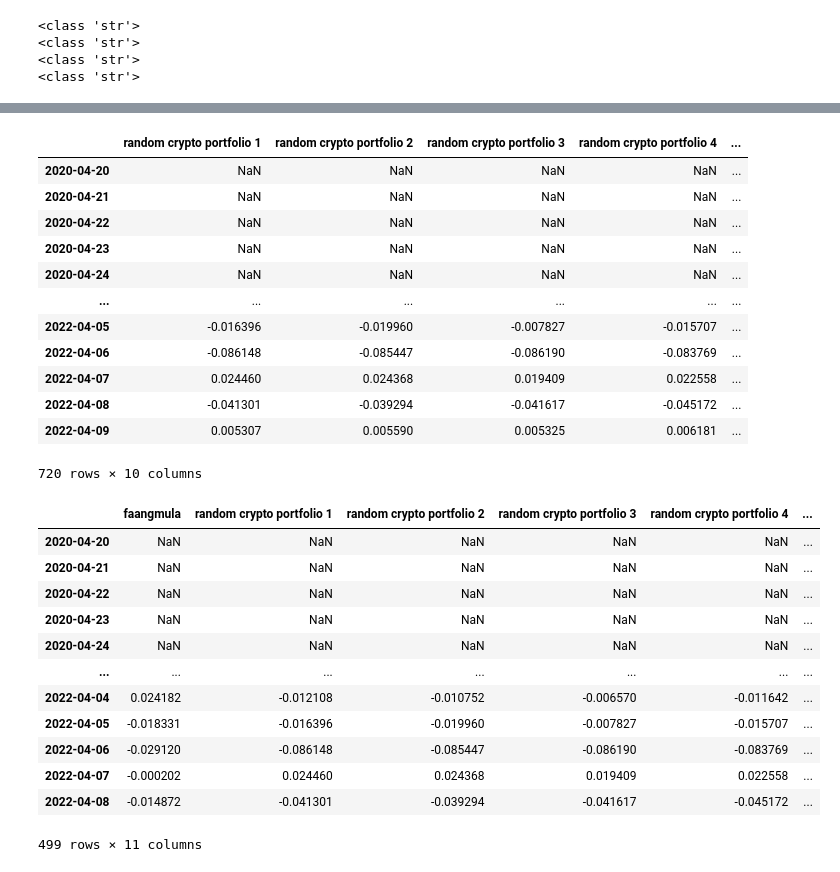
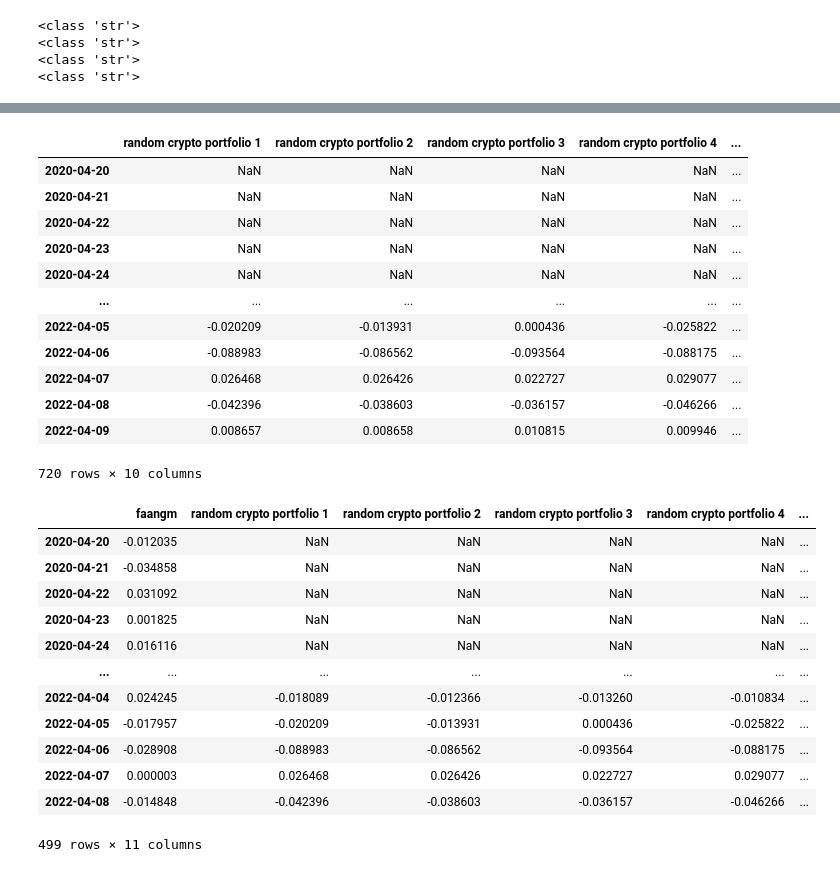
Before and after one commit to kennethologist/UPENN-GP4-P1, a Jupyter notebook: notebooks/alex.ipynb, the cells around one changed output, grey strips where cells are left out. Drawn from its saved outputs; the diff is of its cells as text; code cells hidden in the pictures.

Commit message:
Removed data for stocks with shortest price history, repaired Kraken data fetching code

```diff
--- a/notebooks/alex.ipynb
+++ b/notebooks/alex.ipynb
@@ -62,6 +62,6 @@ faangmula_original
 # %%
-faangmula = faangmula_original.drop(['open', 'high', 'low', 'volume', 'trade_count', 'vwap'], axis = 1).pivot(columns = 'symbol').fillna(0.0)
-faangmula.index = faangmula.index.date
-faangmula.columns = faangmula_tickers
-faangmula
+faangm = faangm_original.drop(['open', 'high', 'low', 'volume', 'trade_count', 'vwap'], axis = 1).pivot(columns = 'symbol').fillna(0.0)
+faangm.index = faangm.index.date
+faangm.columns = faangm_tickers
+faangm
 # %% [output]
@@ -81,16 +81,18 @@ faangmula
 # %%
+kraken = krakenex.API(kraken_api_key, kraken_secret_key)
 
-kraken = krakenex.API(kraken_secret_key, kraken_api_key)
+crypto_tickers = ['BTC', 'ETH', 'LUNA', 'SOL', 'XRP', 'ADA', 'AVAX', 'DOT', 'DOGE', 'SHIB', 'MATIC', 'DAI', 'LTC', 'ATOM', 'LINK', 'UNI', 'TRX', 'BCH']
 
-crypto_tickers = ['BTC','ETH','LUNA','SOL','XRP','ADA',
-    'AVAX','DOT','DOGE','SHIB','MATIC',
-    'DAI','LTC','ATOM','LINK','UNI','TRX','BCH']
+kraken_tickers = ['BTCUSD', 'ETHUSD', 'LUNAUSD', 'SOLUSD', 'XRPUSD', 'ADAUSD', 'AVAXUSD', 'DOTUSD', 'DOGEUSD', 'SHIBUSD', 'MATICUSD', 'DAIUSD', 'LTCUSD', 'ATOMUSD', 'LINKUSD', 'UNIUSD', 'TRXUSD', 'BCHUSD']
 
 pykraken = pykrakenapi.KrakenAPI(kraken)
 
-crypto_original = pd.DataFrame()
-for ticker in crypto_tickers:
-    ticker_ohlc, last = pykraken.get_ohlc_data((ticker + 'USD'), 1440, 1554597829)
-    ticker_ohlc['symbol'] = ticker.replace('/USD', '')
-    crypto_original = pd.concat([ticker_ohlc, crypto_original], axis=0)
+dataframes = {}
+for ticker in kraken_tickers:
+    ticker_ohlc, last = pykraken.get_ohlc_data(ticker, 1440, 1500000000)
+    ticker_ohlc['symbol'] = ticker
+    dataframes[ticker] = ticker_ohlc.reset_index()
     time.sleep(1)
+
+crypto_original = pd.DataFrame(pd.concat(dataframes.values(), join='inner')).set_index('dtime').sort_index()
+crypto_original
@@ -116,8 +133,8 @@ crypto
 # %%
 # Market capitalization data in trillions of dollars, sourced from Trading View on April 6, 2022.
 
-faangmula_caps_list = [2.804, 0.105855, 1.616, 0.60781, 1.81, 0.012576, 2.245, 0.163534, 0.065299]
-faangmula_cap_portfolio = pd.DataFrame({'tickers':faangmula_tickers, 'market cap weights':[market_cap / sum(faangmula_caps_list) for market_cap in faangmula_caps_list]})
-faangmula_cap_portfolio
+faangm_caps_list = [2.804, 1.616, 0.60781, 1.81, 2.245, 0.163534]
+faangm_cap_portfolio = pd.DataFrame({'tickers':faangm_tickers, 'market cap weights':[market_cap / sum(faangm_caps_list) for market_cap in faangm_caps_list]})
+faangm_cap_portfolio
 # %% [output]
 |  | tickers | market cap weights |
@@ -133,5 +147,5 @@ faangmula_cap_portfolio
 # %%
-mcw_faangmula_daily_returns = pd.DataFrame(faangmula.pct_change().dot(list(faangmula_cap_portfolio.loc[:, 'market cap weights'])))
-mcw_faangmula_daily_returns.columns = ['faangmula']
-mcw_faangmula_daily_returns
+mcw_faangm_daily_returns = pd.DataFrame(faangm.pct_change().dot(list(faangm_cap_portfolio.loc[:, 'market cap weights'])))
+mcw_faangm_daily_returns.columns = ['faangm']
+mcw_faangm_daily_returns
 # %% [output]
@@ -188,26 +202,26 @@ crypto_daily_returns
 | 2020-04-23 | NaN | NaN | NaN | NaN | ... |
 | 2020-04-24 | NaN | NaN | NaN | NaN | ... |
 | ... | ... | ... | ... | ... | ... |
-| 2022-04-05 | -0.016396 | -0.019960 | -0.007827 | -0.015707 | ... |
-| 2022-04-06 | -0.086148 | -0.085447 | -0.086190 | -0.083769 | ... |
-| 2022-04-07 | 0.024460 | 0.024368 | 0.019409 | 0.022558 | ... |
-| 2022-04-08 | -0.041301 | -0.039294 | -0.041617 | -0.045172 | ... |
-| 2022-04-09 | 0.005307 | 0.005590 | 0.005325 | 0.006181 | ... |
+| 2022-04-05 | -0.020209 | -0.013931 | 0.000436 | -0.025822 | ... |
+| 2022-04-06 | -0.088983 | -0.086562 | -0.093564 | -0.088175 | ... |
+| 2022-04-07 | 0.026468 | 0.026426 | 0.022727 | 0.029077 | ... |
+| 2022-04-08 | -0.042396 | -0.038603 | -0.036157 | -0.046266 | ... |
+| 2022-04-09 | 0.008657 | 0.008658 | 0.010815 | 0.009946 | ... |
 720 rows × 10 columns
 # %%
-daily_returns = pd.concat([mcw_faangmula_daily_returns, crypto_daily_returns], axis = 1, join = 'inner')
+daily_returns = pd.concat([mcw_faangm_daily_returns, crypto_daily_returns], axis = 1, join = 'inner')
 daily_returns
 # %% [output]
-|  | faangmula | random crypto portfolio 1 | random crypto portfolio 2 | random crypto portfolio 3 | random crypto portfolio 4 | ... |
-| 2020-04-20 | NaN | NaN | NaN | NaN | NaN | ... |
-| 2020-04-21 | NaN | NaN | NaN | NaN | NaN | ... |
-| 2020-04-22 | NaN | NaN | NaN | NaN | NaN | ... |
-| 2020-04-23 | NaN | NaN | NaN | NaN | NaN | ... |
-| 2020-04-24 | NaN | NaN | NaN | NaN | NaN | ... |
+|  | faangm | random crypto portfolio 1 | random crypto portfolio 2 | random crypto portfolio 3 | random crypto portfolio 4 | ... |
+| 2020-04-20 | -0.012035 | NaN | NaN | NaN | NaN | ... |
+| 2020-04-21 | -0.034858 | NaN | NaN | NaN | NaN | ... |
+| 2020-04-22 | 0.031092 | NaN | NaN | NaN | NaN | ... |
+| 2020-04-23 | 0.001825 | NaN | NaN | NaN | NaN | ... |
+| 2020-04-24 | 0.016116 | NaN | NaN | NaN | NaN | ... |
 | ... | ... | ... | ... | ... | ... | ... |
-| 2022-04-04 | 0.024182 | -0.012108 | -0.010752 | -0.006570 | -0.011642 | ... |
-| 2022-04-05 | -0.018331 | -0.016396 | -0.019960 | -0.007827 | -0.015707 | ... |
-| 2022-04-06 | -0.029120 | -0.086148 | -0.085447 | -0.086190 | -0.083769 | ... |
-| 2022-04-07 | -0.000202 | 0.024460 | 0.024368 | 0.019409 | 0.022558 | ... |
-| 2022-04-08 | -0.014872 | -0.041301 | -0.039294 | -0.041617 | -0.045172 | ... |
+| 2022-04-04 | 0.024245 | -0.018089 | -0.012366 | -0.013260 | -0.010834 | ... |
+| 2022-04-05 | -0.017957 | -0.020209 | -0.013931 | 0.000436 | -0.025822 | ... |
+| 2022-04-06 | -0.028908 | -0.088983 | -0.086562 | -0.093564 | -0.088175 | ... |
+| 2022-04-07 | 0.000003 | 0.026468 | 0.026426 | 0.022727 | 0.029077 | ... |
+| 2022-04-08 | -0.014848 | -0.042396 | -0.038603 | -0.036157 | -0.046266 | ... |
 499 rows × 11 columns
```
Also changed, not shown: parts of 7 cells of this notebook.
